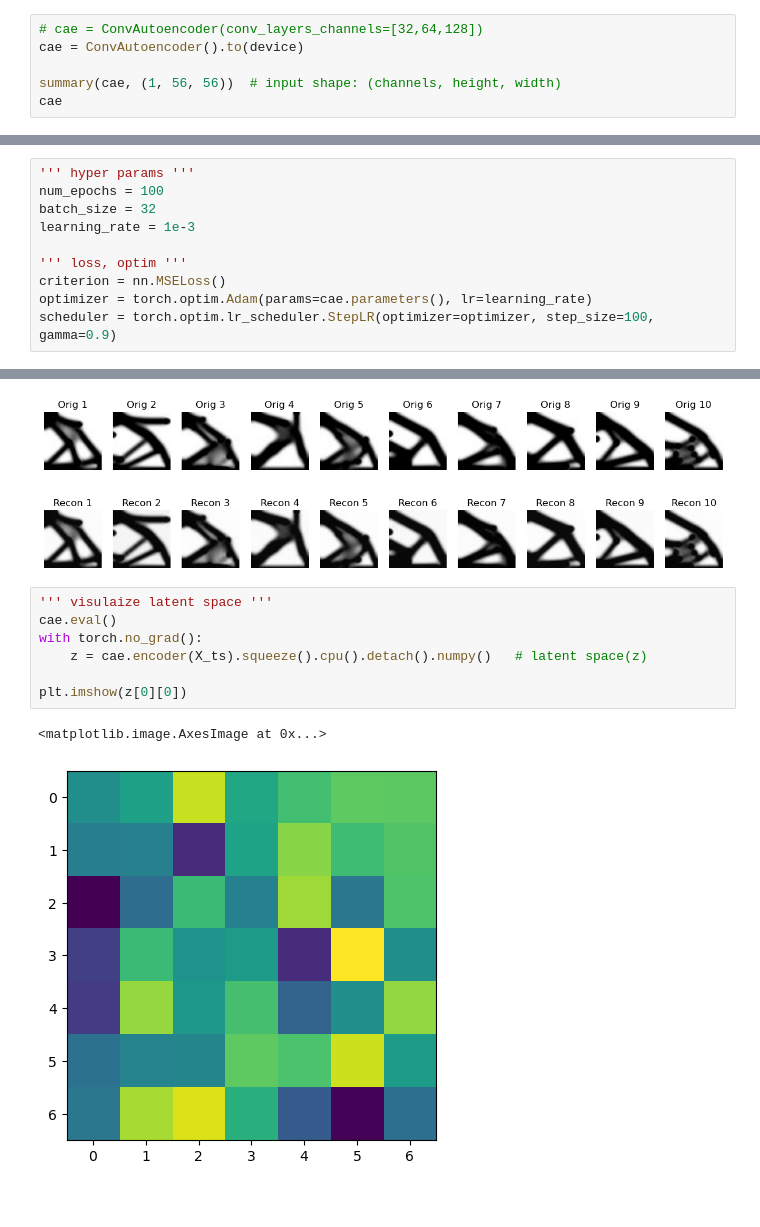
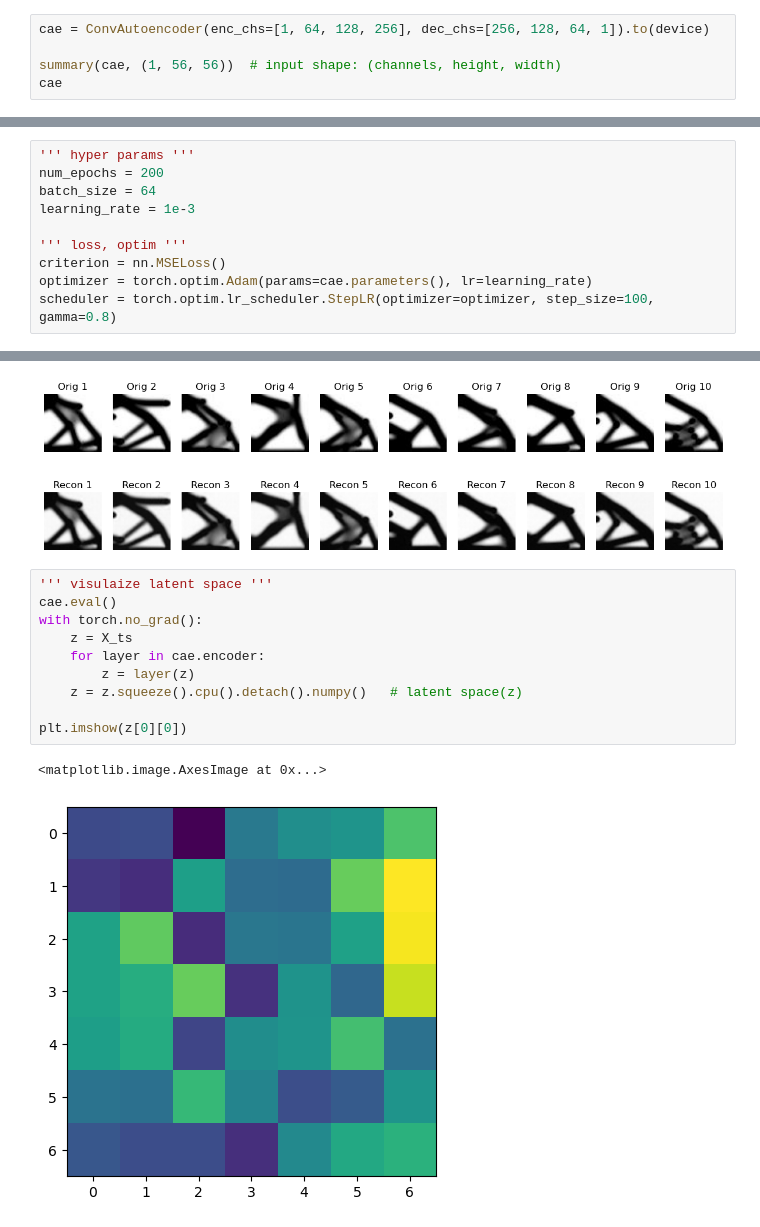
Before and after one commit to Lee-juchan/DL2, a Jupyter notebook: CAE.ipynb, the cells around one changed output, grey strips where cells are left out. Drawn from its saved outputs; the diff is of its cells as text.

```diff
--- a/CAE.ipynb
+++ b/CAE.ipynb
@@ -171,8 +166,7 @@ class ConvAutoencoder(nn.Module):
 # %% [markdown]
 ## 6. Set model hyperparameters
 # %%
-# cae = ConvAutoencoder(conv_layers_channels=[32,64,128])
-cae = ConvAutoencoder().to(device)
+cae = ConvAutoencoder(enc_chs=[1, 64, 128, 256], dec_chs=[256, 128, 64, 1]).to(device)
 
 summary(cae, (1, 56, 56))  # input shape: (channels, height, width)
 cae
@@ -212,14 +206,14 @@ ConvAutoencoder(
 )
 # %%
 ''' hyper params '''
-num_epochs = 100
-batch_size = 32
+num_epochs = 200
+batch_size = 64
 learning_rate = 1e-3
 
 ''' loss, optim '''
 criterion = nn.MSELoss()
 optimizer = torch.optim.Adam(params=cae.parameters(), lr=learning_rate)
-scheduler = torch.optim.lr_scheduler.StepLR(optimizer=optimizer, step_size=100, gamma=0.9)
+scheduler = torch.optim.lr_scheduler.StepLR(optimizer=optimizer, step_size=100, gamma=0.8)
 # %%
 ''' dataloader '''
 train_dataset = TensorDataset(X_tr, X_tr)
@@ -365,10 +430,13 @@ plt.show()
 # %%
 ''' visulaize latent space '''
 cae.eval()
 with torch.no_grad():
-    z = cae.encoder(X_ts).squeeze().cpu().detach().numpy()   # latent space(z)
+    z = X_ts
+    for layer in cae.encoder:
+        z = layer(z)
+    z = z.squeeze().cpu().detach().numpy()   # latent space(z)
 
 plt.imshow(z[0][0])
 # %% [output]
 <matplotlib.image.AxesImage at 0x...>
-[figure, old version]
+[figure, new version]
```
Also changed, not shown: parts of 5 cells of this notebook, 5 other files.
